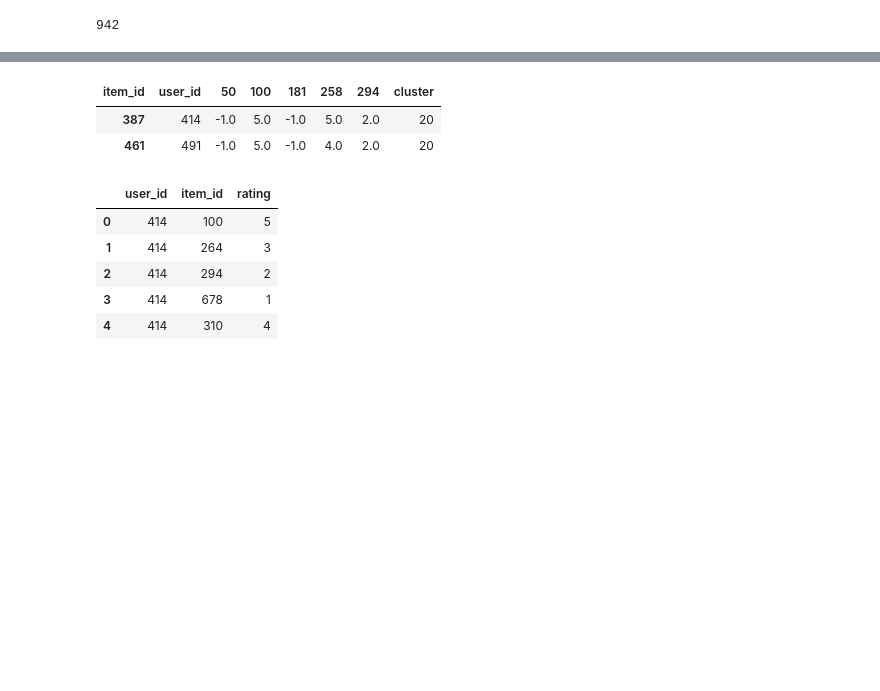
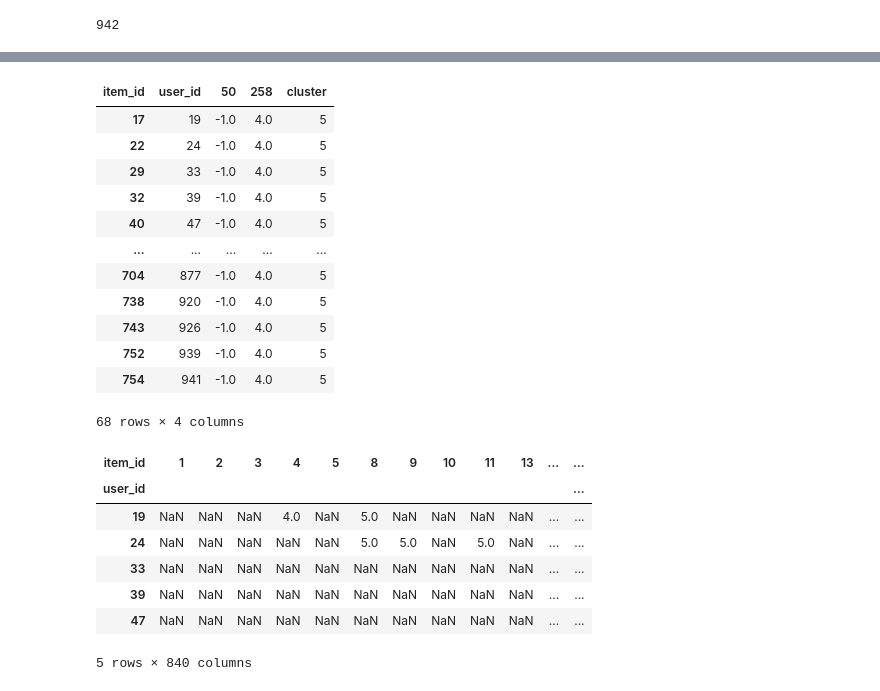
Before and after one commit to ZachMajernik/DataScience2, a Jupyter notebook: Launch&ExitTickets/ExitTicket_3-11.ipynb, the cells around one changed output, grey strips where cells are left out. Cells and saved outputs as stored; diff of their text form; code cells hidden in the pictures; blank space fills up the shorter version.

```diff
--- a/Launch&ExitTickets/ExitTicket_3-11.ipynb
+++ b/Launch&ExitTickets/ExitTicket_3-11.ipynb
@@ -71,3 +135,0 @@ pivotDF.head()
-# %%
-agg = AgglomerativeClustering(n_clusters=5, affinity='euclidean', linkage='ward')
-agg = agg.fit(pivotDF)
@@ -80,11 +137,12 @@ print(ss_avg)
 scores = {}
 clusters = len(pivotDF)
 for i in range(2, clusters):
-    agg = AgglomerativeClustering(n_clusters=i, affinity='euclidean', linkage='ward')
+    agg = AgglomerativeClustering(n_clusters=i, metric='euclidean', linkage='ward')
     agg = agg.fit(pivotDF)
     ss_avg = silhouette_score(pivotDF, agg.labels_)
     scores[i] = ss_avg
 # %%
-sns.scatterplot(x=scores.keys(), y=scores.values()) #365 is the optimal number of clusters
-max(scores, key=scores.get)
+sns.scatterplot(x=scores.keys(), y=scores.values()) #30 is the optimal number of clusters
+bestClusters = max(scores, key=scores.get)
+print(bestClusters)
 # %% [output]
@@ -93,5 +151,5 @@ max(scores, key=scores.get)
 # %%
-agg = AgglomerativeClustering(n_clusters=365, affinity='euclidean', linkage='ward')
+agg = AgglomerativeClustering(n_clusters=bestClusters, metric='euclidean', linkage='ward')
 agg = agg.fit(pivotDF)
 # %%
 pivotDF["cluster"] = agg.labels_
@@ -112,16 +170,32 @@ pivotDF.loc[pivotDF.loc[:,'user_id'] == 491]
 # %%
-pivotDF.loc[pivotDF.loc[:,'cluster'] == 20]
+pivotDF.loc[pivotDF.loc[:,'cluster'] == 5]
 # %% [output]
-| item_id | user_id | 50 | 100 | 181 | 258 | 294 | cluster |
-| 387 | 414 | -1.0 | 5.0 | -1.0 | 5.0 | 2.0 | 20 |
-| 461 | 491 | -1.0 | 5.0 | -1.0 | 4.0 | 2.0 | 20 |
+| item_id | user_id | 50 | 258 | cluster |
+| 17 | 19 | -1.0 | 4.0 | 5 |
+| 22 | 24 | -1.0 | 4.0 | 5 |
+| 29 | 33 | -1.0 | 4.0 | 5 |
+| 32 | 39 | -1.0 | 4.0 | 5 |
+| 40 | 47 | -1.0 | 4.0 | 5 |
+| ... | ... | ... | ... | ... |
+| 704 | 877 | -1.0 | 4.0 | 5 |
+| 738 | 920 | -1.0 | 4.0 | 5 |
+| 743 | 926 | -1.0 | 4.0 | 5 |
+| 752 | 939 | -1.0 | 4.0 | 5 |
+| 754 | 941 | -1.0 | 4.0 | 5 |
+68 rows × 4 columns
 # %%
-recomendDF = reviews.loc[reviews['user_id'].isin([414, 491])].reset_index(drop=True)
+clusterUsers = pivotDF.loc[pivotDF.loc[:,'cluster'] == 5]['user_id'].unique()
+recomendDF = reviews.loc[reviews['user_id'].isin(clusterUsers)].reset_index(drop=True)
+moviesSeen = recomendDF.loc[recomendDF.loc[:,'user_id'] == 491]['item_id'].unique()
+recomendDF = recomendDF[~recomendDF['item_id'].isin(moviesSeen)].reset_index(drop=True)
+recomendDF = recomendDF.pivot(index='user_id', columns='item_id', values='rating')
 recomendDF.head()
 # %% [output]
-|  | user_id | item_id | rating |
-| 0 | 414 | 100 | 5 |
-| 1 | 414 | 264 | 3 |
-| 2 | 414 | 294 | 2 |
-| 3 | 414 | 678 | 1 |
-| 4 | 414 | 310 | 4 |
+| item_id | 1 | 2 | 3 | 4 | 5 | 8 | 9 | 10 | 11 | 13 | ... | ... |
+| user_id |  |  |  |  |  |  |  |  |  |  |  | ... |
+| 19 | NaN | NaN | NaN | 4.0 | NaN | 5.0 | NaN | NaN | NaN | NaN | ... | ... |
+| 24 | NaN | NaN | NaN | NaN | NaN | 5.0 | 5.0 | NaN | 5.0 | NaN | ... | ... |
+| 33 | NaN | NaN | NaN | NaN | NaN | NaN | NaN | NaN | NaN | NaN | ... | ... |
+| 39 | NaN | NaN | NaN | NaN | NaN | NaN | NaN | NaN | NaN | NaN | ... | ... |
+| 47 | NaN | NaN | NaN | NaN | NaN | NaN | NaN | NaN | NaN | NaN | ... | ... |
+5 rows × 840 columns
```
Also changed, not shown: parts of 17 cells of this notebook, 2 other files.
